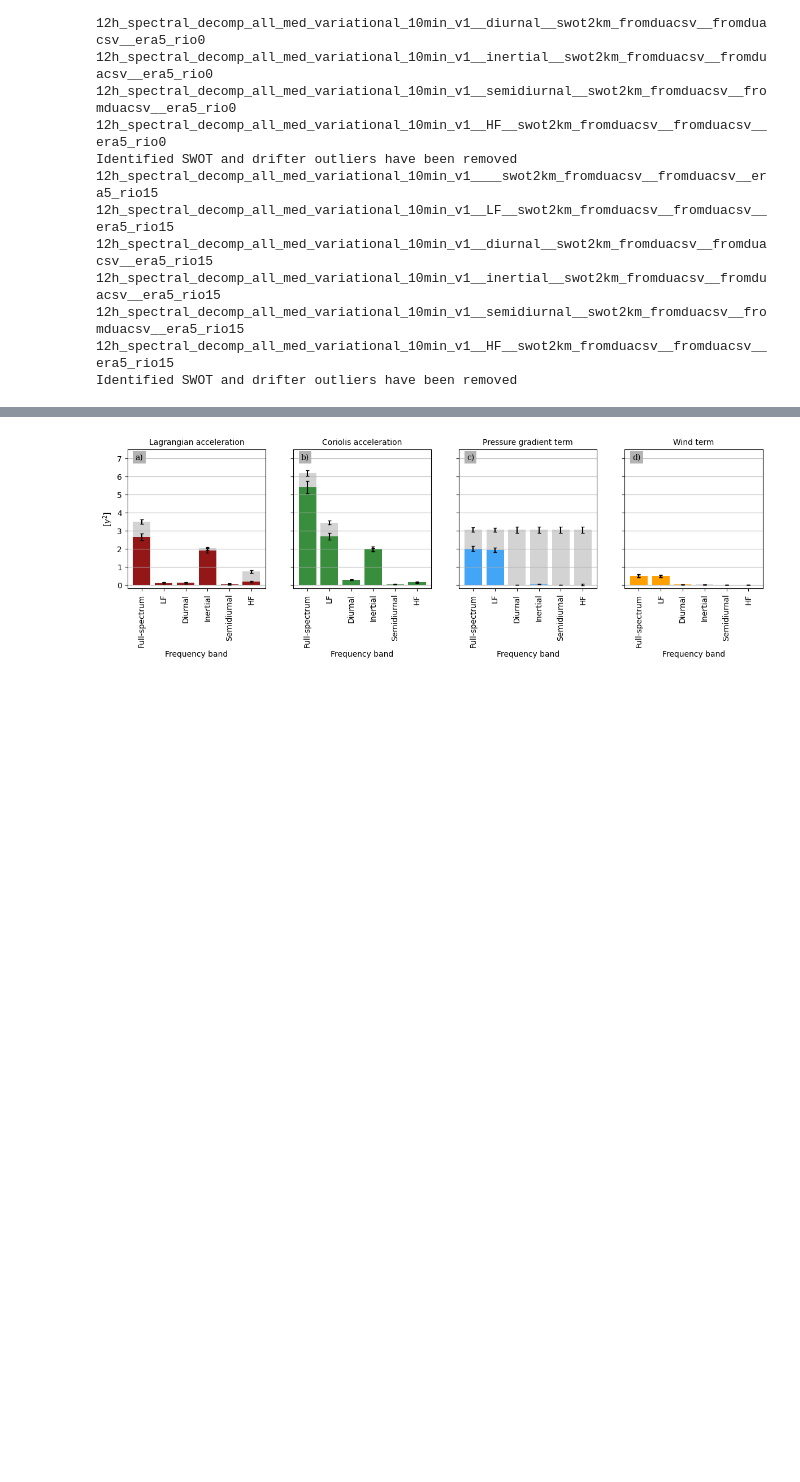
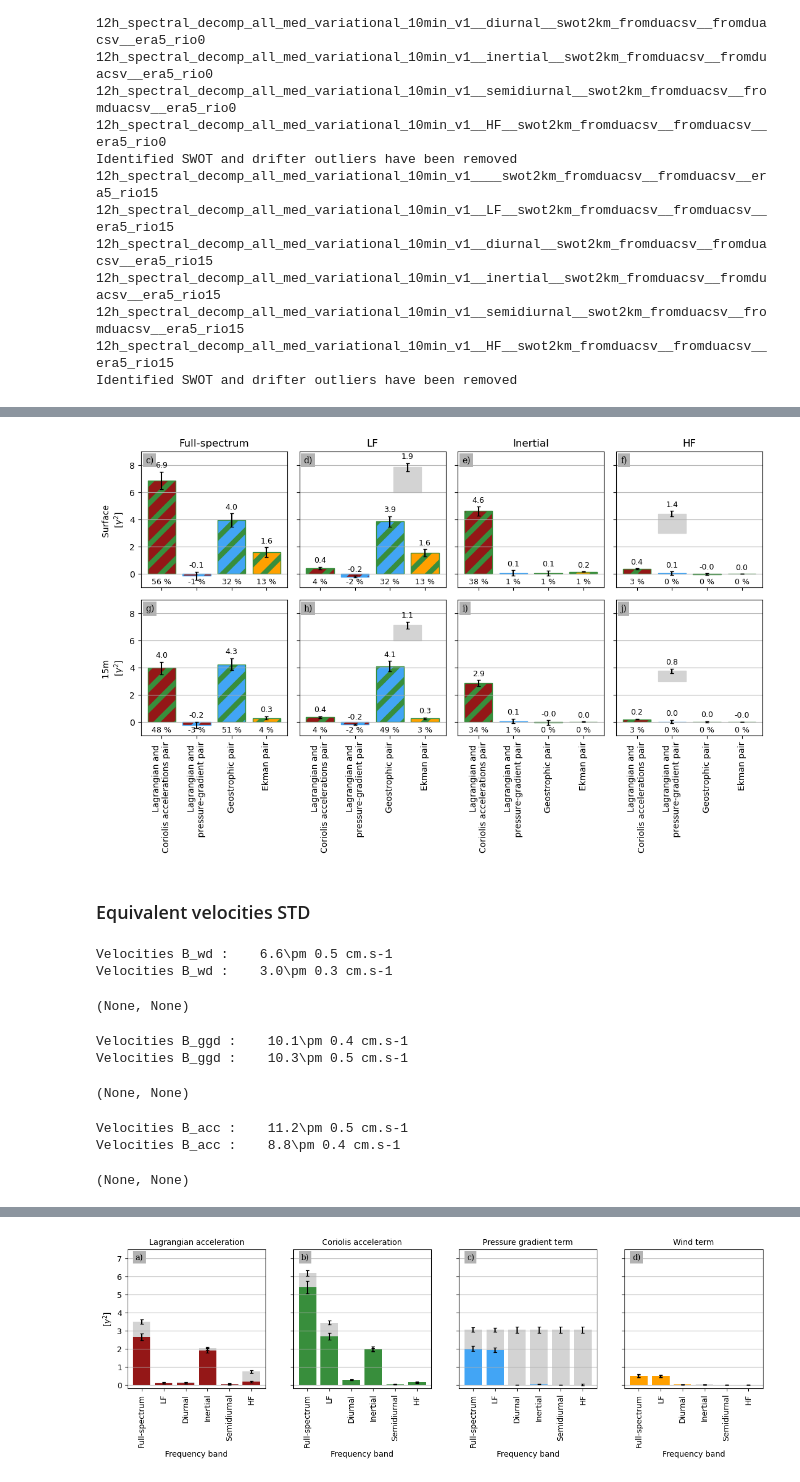
Before and after one commit to margot-demol/med_analysis, a Jupyter notebook: 20_dynamical_analysis/01_closure_spectral_decomp_surface.ipynb, the cells around one changed output, grey strips where cells are left out. Drawn from its saved outputs; the diff is of its cells as text; code cells hidden in the pictures; blank space fills up the shorter version.

```diff
--- a/20_dynamical_analysis/01_closure_spectral_decomp_surface.ipynb
+++ b/20_dynamical_analysis/01_closure_spectral_decomp_surface.ipynb
@@ -193,0 +459,3 @@ f15 = df15_.f.mean()
+# %%
+X_ = [v for v in ds0 if ('X_' in v)&('__' not in v)]
+Bper = [v for v in ds0 if '__B' in v]
@@ -193,0 +580,6 @@ f15 = df15_.f.mean()
+# %%
+ds0['id_comb']= ["Full-spectrum", "LF", "Diurnal", "Inertial", "Semidiurnal", "HF"]
+df0 = ds0[X_+['E_cor', 'E_acc', 'B_acc', 'B_ggd', 'B_wd']+Bper].to_dataframe()
+
+ds15['id_comb']= ["Full-spectrum", "LF", "Diurnal", "Inertial", "Semidiurnal", "HF"]
+df15 = ds15[X_+['E_cor', 'E_acc', 'B_acc', 'B_ggd', 'B_wd']+Bper].to_dataframe()
@@ -193,0 +674,32 @@ f15 = df15_.f.mean()
+# %%
+plt.rcParams["axes.edgecolor"] = "k"
+plt.rcParams["hatch.linewidth"] = 6
+fig, axs = plt.subplots(2, 4, figsize=(11, 7), frameon=False, sharex=True, sharey=True)
+axs = axs.flatten()
+plot__(df0, axs, 0)
+plot__(df15, axs, 4)
+i=0
+for ax in axs:
+    ax.grid(axis="y")
+    ax.set_ylim(-1, 9)
+    ax.set_xticks(
+        [0, 1, 2, 3],
+        [
+            "Lagrangian and \nCoriolis accelerations pair",
+            "Lagrangian and \n pressure-gradient pair",
+            "Geostrophic pair",
+            "Ekman pair",
+        ],
+        rotation=90,
+        ha="right",
+        va="center",
+        rotation_mode="anchor",
+    )
+    i+=1
+axs[0].set_ylabel("Surface \n" + r"[$\gamma^2$]")
+axs[4].set_ylabel("15m \n" + r"[$\gamma^2$]")
+fig.tight_layout()
+# %% [output]
+[figure, added]
+# %% [markdown]
+### Equivalent velocities STD
@@ -193,0 +715,24 @@ f15 = df15_.f.mean()
+# %%
+velocities(df0.loc["LF"], f0, "B_wd"), velocities(
+    df15.loc["LF"], f15, "B_wd"
+)
+# %% [output]
+Velocities B_wd :    6.6\pm 0.5 cm.s-1
+Velocities B_wd :    3.0\pm 0.3 cm.s-1
+(None, None)
+# %%
+velocities(df0.loc["LF"], f0, "B_ggd"), velocities(
+    df15.loc["LF"], f15, "B_ggd"
+)
+# %% [output]
+Velocities B_ggd :    10.1\pm 0.4 cm.s-1
+Velocities B_ggd :    10.3\pm 0.5 cm.s-1
+(None, None)
+# %%
+velocities(df0.loc["Inertial"], f0, "B_acc"), velocities(
+    df15.loc["Inertial"], f15, "B_acc"
+)
+# %% [output]
+Velocities B_acc :    11.2\pm 0.5 cm.s-1
+Velocities B_acc :    8.8\pm 0.4 cm.s-1
+(None, None)
```
Also changed, not shown: parts of 63 cells of this notebook, 14 other files.
